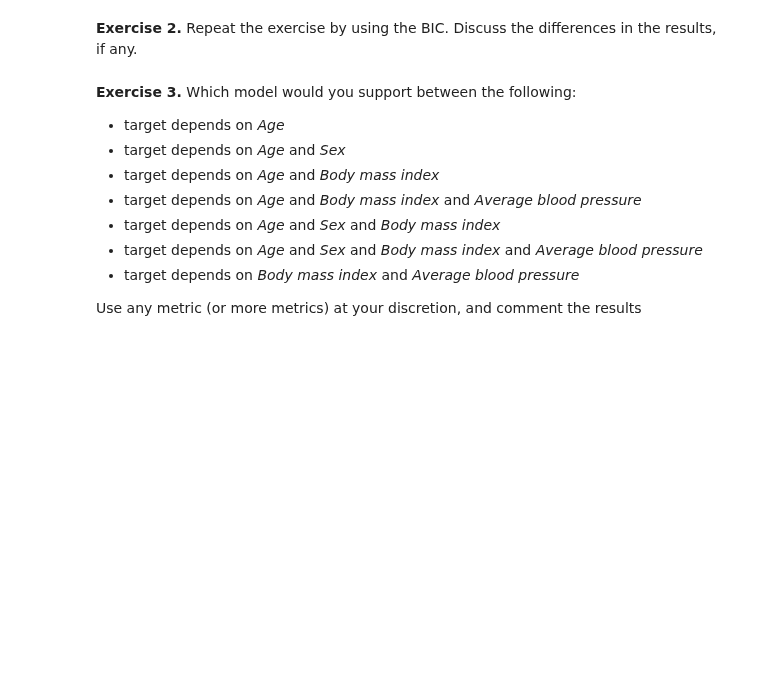
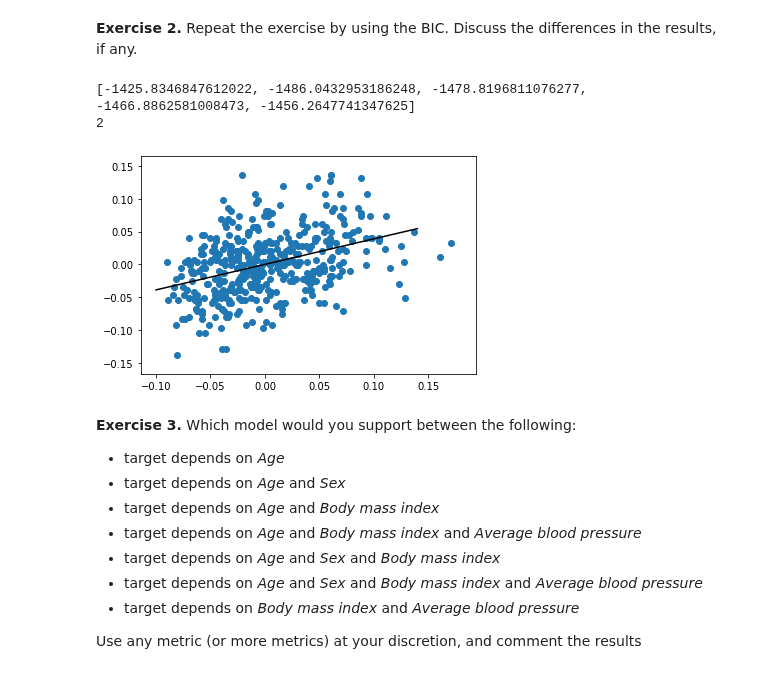
Before and after one commit to marcolorenzi/marcolorenzi.github.io, a Jupyter notebook: material/Resampling/Class_exercises.ipynb, the cells around one changed output. Saved outputs shown, nothing was run; the diff lists cells and outputs as text; code cells hidden in the pictures; blank space fills up the shorter version.

```diff
--- a/material/Resampling/Class_exercises.ipynb
+++ b/material/Resampling/Class_exercises.ipynb
@@ -59,5 +111,23 @@ __Exercise 1.__ Investigate the relationship between age (data[:,0]) and Average
 # %% [markdown]
 __Exercise 2.__ Repeat the exercise by using the BIC. Discuss the differences in the results, if any.
+# %%
+print(BIC)
+model = poly_order[np.argmin(BIC)]
+
+print(model)
+x_poly = np.array([x**i for i in range(model)]).T
+w_ml, sigma2_ml = fit_poly(x_poly,y)
+
+x_plot = np.arange(-0.1,0.15,0.01)
+x_poly_plot = np.array([x_plot**i for i in range(model)]).T
+
+plt.scatter(x,y)
+plt.plot(x_plot, x_poly_plot.dot(w_ml), color = 'black')
+plt.show()
+# %% [output]
+[-1425.8346847612022, -1486.0432953186248, -1478.8196811076277, -1466.8862581008473, -1456.2647741347625]
+2
+[figure, added]
 # %% [markdown]
 __Exercise 3.__ Which model would you support between the following:
 
```
Also changed, not shown: parts of 8 cells of this notebook.
